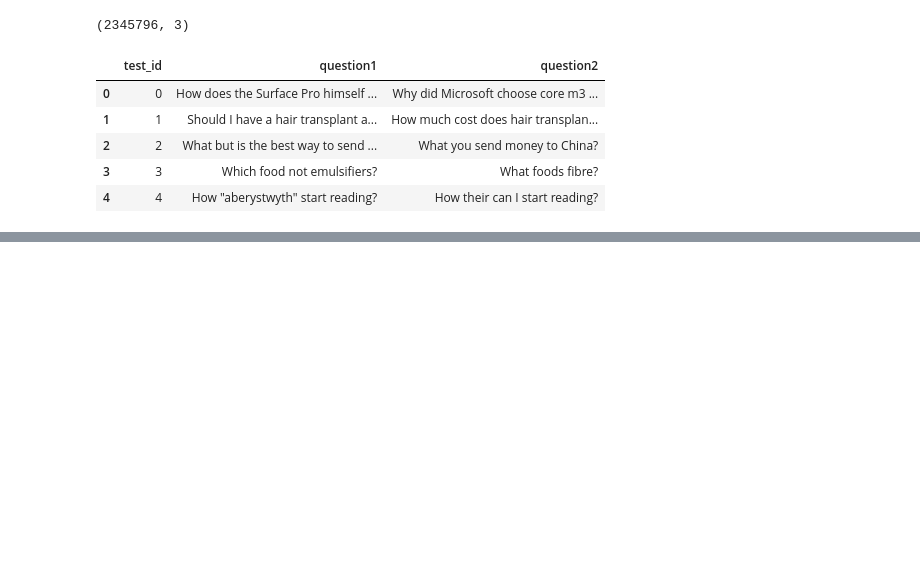
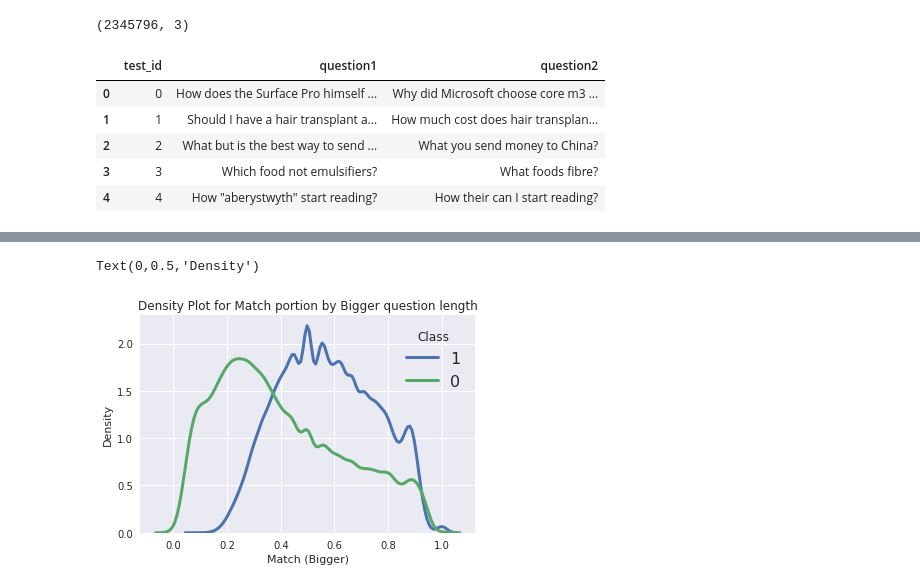
Before and after one commit to mainuddin-rony/mlproject, a Jupyter notebook: preliminary_exploration.ipynb, the cells around one changed output, grey strips where cells are left out. Saved outputs shown, nothing was run; the diff lists cells and outputs as text; code cells hidden in the pictures; blank space fills up the shorter version.

```diff
--- a/preliminary_exploration.ipynb
+++ b/preliminary_exploration.ipynb
@@ -42,0 +104,19 @@ test_data.head(5)
+# %%
+lable_name = [1, 0]
+for lbl in lable_name:
+    # Subset to the airline
+    subset = train[train['is_duplicate'] == lbl]
+
+    # Draw the density plot
+    sns.distplot(subset['per_big_length'], hist = False, kde = True,
+                 kde_kws = {'linewidth': 3},
+                 label = lbl)
+
+# Plot formatting
+plt.legend(prop={'size': 16}, title = 'Class')
+plt.title('Density Plot for Match portion by Bigger question length')
+plt.xlabel('Match (Bigger)')
+plt.ylabel('Density')
+# %% [output]
+Text(0,0.5,'Density')
+[figure, added]
```
Also changed, not shown: parts of 20 cells of this notebook, 1 other file.
